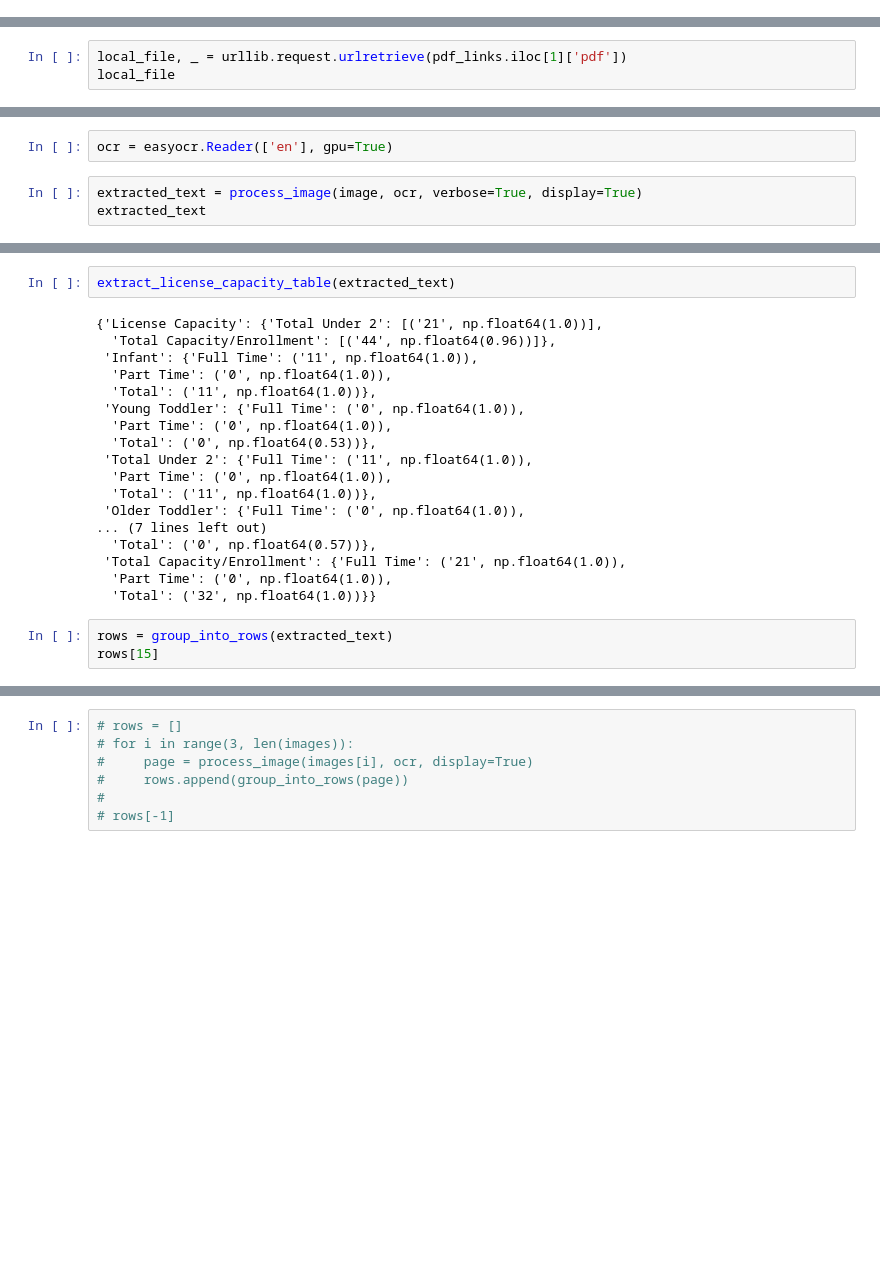
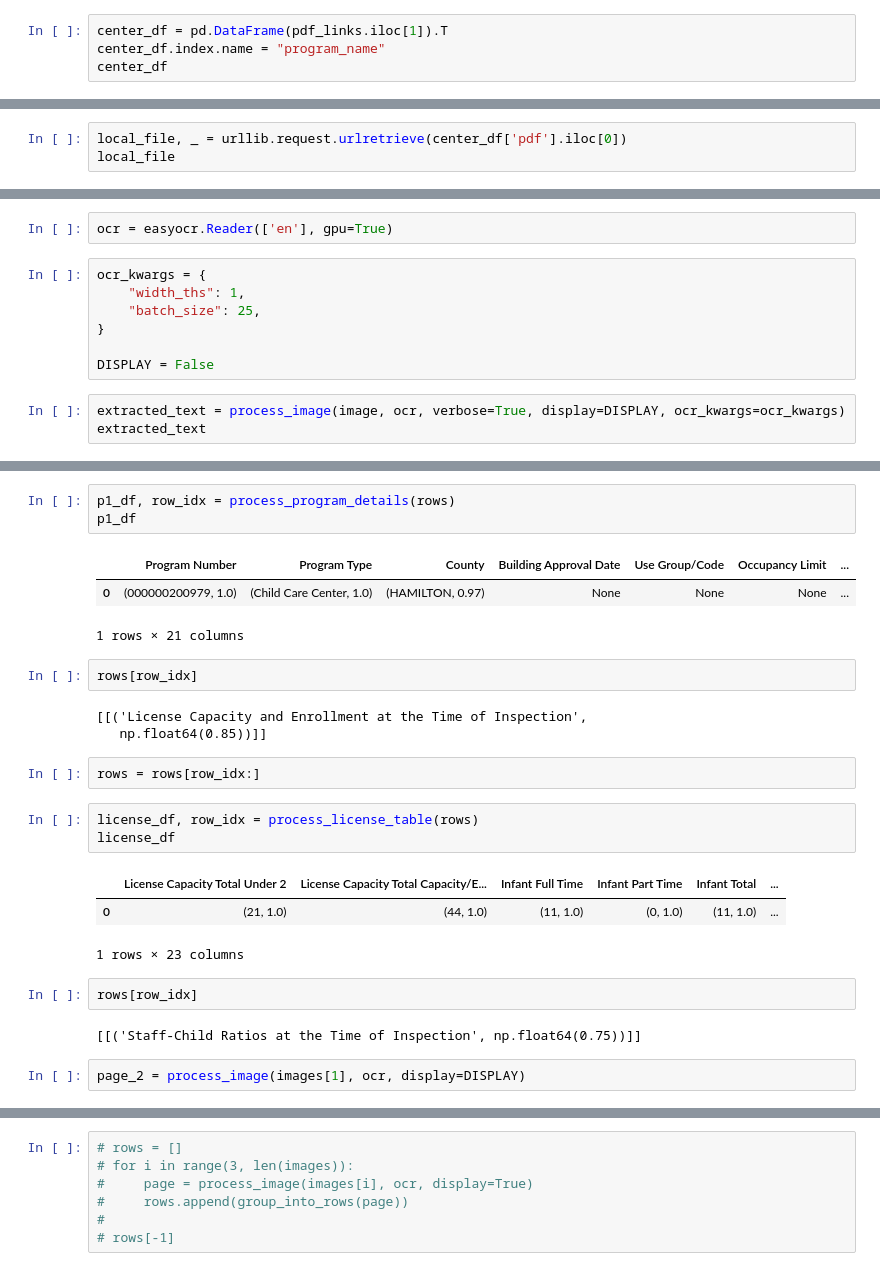
Before and after one commit to Will-Blanton/ODJFS-Licensing-Reports-Webscraper, a Jupyter notebook: test_scraper.ipynb, the cells around one changed output, grey strips where cells are left out. Drawn from its saved outputs; the diff is of its cells as text; blank space fills up the shorter version.

```diff
--- a/test_scraper.ipynb
+++ b/test_scraper.ipynb
@@ -205,3 +376,7 @@ pdf_links
 | A PLACE TO GROW ACADEMY | https://childcaresearch.ohio.gov/... | 6760 DISCOVERY BLVD | DUBLIN | 43017 |
 | A PLACE TO GROW DAYCARE CENTER AN... | https://childcaresearch.ohio.gov/... | 115 W ST CLAIR ST # A | EATON | 45320 |
 | A PLACE TO LEARN AND GROW INCORPO... | https://childcaresearch.ohio.gov/... | 407 SIXTH ST NW | CANTON | 44702 |
+# %%
+center_df = pd.DataFrame(pdf_links.iloc[1]).T
+center_df.index.name = "program_name"
+center_df
@@ -208,4 +389,4 @@ pdf_links
 # %%
-local_file, _ = urllib.request.urlretrieve(pdf_links.iloc[1]['pdf'])
+local_file, _ = urllib.request.urlretrieve(center_df['pdf'].iloc[0])
 local_file
 # %% [output]
@@ -222,8 +403,15 @@ len(images)
 12
 # %%
 ocr = easyocr.Reader(['en'], gpu=True)
+# %%
+ocr_kwargs = {
+    "width_ths": 1,
+    "batch_size": 25,
+}
+
+DISPLAY = False
 # %%
-extracted_text = process_image(image, ocr, verbose=True, display=True)
+extracted_text = process_image(image, ocr, verbose=True, display=DISPLAY, ocr_kwargs=ocr_kwargs)
 extracted_text
 # %% [output]
 Detected 72 hierarchical sub-rectangles.
@@ -282,24 +459,28 @@ process_ocr_to_dataframe(extracted_text, p1_fields)
+# %%
+p1_df, row_idx = process_program_details(rows)
+p1_df
+# %% [output]
+|  | Program Number | Program Type | County | Building Approval Date | Use Group/Code | Occupancy Limit | ... |
+| 0 | (000000200979, 1.0) | (Child Care Center, 1.0) | (HAMILTON, 0.97) | None | None | None | ... |
+1 rows × 21 columns
+# %%
+rows[row_idx]
+# %% [output]
+[[('License Capacity and Enrollment at the Time of Inspection',
+   np.float64(0.85))]]
+# %%
+rows = rows[row_idx:]
 # %%
-extract_license_capacity_table(extracted_text)
+license_df, row_idx = process_license_table(rows)
+license_df
 # %% [output]
+|  | License Capacity Total Under 2 | License Capacity Total Capacity/E... | Infant Full Time | Infant Part Time | Infant Total | ... |
+| 0 | (21, 1.0) | (44, 1.0) | (11, 1.0) | (0, 1.0) | (11, 1.0) | ... |
-{'License Capacity': {'Total Under 2': [('21', np.float64(1.0))],
-  'Total Capacity/Enrollment': [('44', np.float64(0.96))]},
- 'Infant': {'Full Time': ('11', np.float64(1.0)),
-  'Part Time': ('0', np.float64(1.0)),
-  'Total': ('11', np.float64(1.0))},
- 'Young Toddler': {'Full Time': ('0', np.float64(1.0)),
-  'Part Time': ('0', np.float64(1.0)),
-  'Total': ('0', np.float64(0.53))},
- 'Total Under 2': {'Full Time': ('11', np.float64(1.0)),
-  'Part Time': ('0', np.float64(1.0)),
-  'Total': ('11', np.float64(1.0))},
- 'Older Toddler': {'Full Time': ('0', np.float64(1.0)),
-... (7 lines left out)
-  'Total': ('0', np.float64(0.57))},
- 'Total Capacity/Enrollment': {'Full Time': ('21', np.float64(1.0)),
-  'Part Time': ('0', np.float64(1.0)),
-  'Total': ('32', np.float64(1.0))}}
+1 rows × 23 columns
-# %%
-rows = group_into_rows(extracted_text)
-rows[15]
+# %%
+rows[row_idx]
+# %% [output]
+[[('Staff-Child Ratios at the Time of Inspection', np.float64(0.75))]]
+# %%
+page_2 = process_image(images[1], ocr, display=DISPLAY)
 # %%
```
Also changed, not shown: parts of 28 cells of this notebook.
